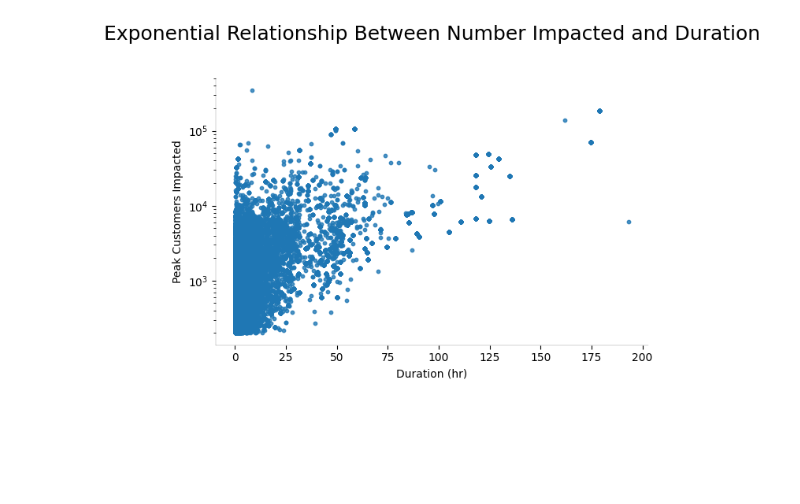
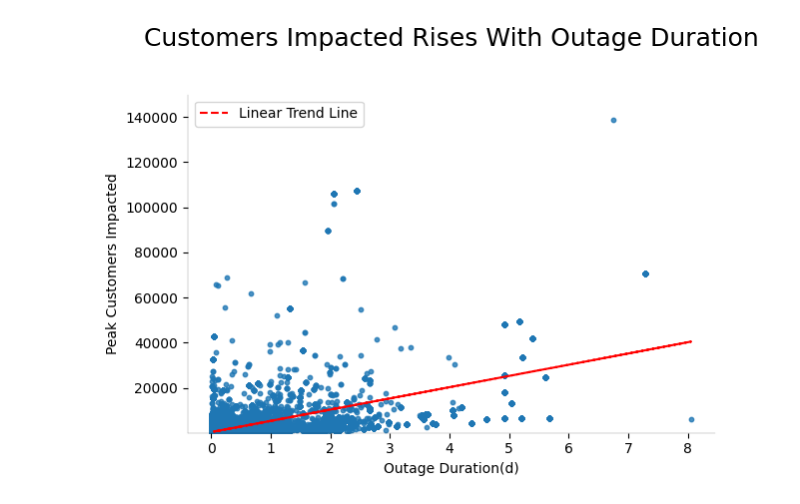
Before and after one commit to jessegarrido/usa-electrical-outages, a Jupyter notebook: Notebooks/usa-electrical-outages.ipynb, the cells around one changed output. Drawn from its saved outputs; the diff is of its cells as text; code cells hidden in the pictures; blank space fills up the shorter version.

```diff
--- a/Notebooks/usa-electrical-outages.ipynb
+++ b/Notebooks/usa-electrical-outages.ipynb
@@ -41,0 +65,4 @@ np.int64(0)
+# %%
+df['Duration(d)'] = round(df['duration']/24,1)
+df.rename(columns={'duration':'Duration(h)'},inplace=True)
+df['Duration(d)'].describe().round(1)
@@ -71,5 +151,3 @@ array(['Weather', 'Human Intervention', 'Unknown', 'System Failure'],
 # %%
-#Create DataFrame
-df = pd.DataFrame(out_2023)
 df.describe().round(2)
 # %% [output]
@@ -189,0 +280,17 @@ Name: count, dtype: int64
+# %%
+byevent_df2.plot(kind='bar')
+plt.xticks(rotation=45, ha="right", fontsize=8)
+plt.ylabel("Electrical Outages (%)")
+plt.xlabel("")
+plt.title("What Caused Electrical Outages?", fontsize=16, pad=20)
+
+ax = plt.gca()
+for spine in ax.spines.values():
+    spine.set_linewidth(0.5)
+    spine.set_alpha(0.5)
+ax.spines['top'].set_visible(False)
+ax.spines['right'].set_visible(False)
+
+plt.tight_layout()
+plt.savefig("../plots/OutagesPerEventTypeBarPlot.png")
+plt.show()
@@ -190,38 +320,43 @@ Name: count, dtype: int64
 # %%
 plt.Figure(figsize=(10,6))
 
 #
 
 #colors = ["#18AF75" if genre == featured_genre else "#FFF6F6" for genre in spotify_df["Genre"]]
-
+# Calculate the best-fit line
+x=df["Duration(h)"]/24
+y=df["max_customers"]
+z = np.polyfit(x,y , 1)
+p = np.poly1d(z)
 plt.scatter(
-            df["duration"],
-            df["max_customers"],
+            x,
+            y,
             #color = colors,
             alpha = 0.8,
             s = 10
             )
-
-plt.xlabel("Duration (hr)")
+plt.plot(x, p(x), "r--", label="Linear Trend Line")  # 'r--' is for a red dashed line
+plt.ylim(1, 150000)
+plt.xlabel("Outage Duration(d)")
 plt.ylabel("Peak Customers Impacted")
-#plt.title("No Apparent Correlation Between Monthly Listens and Total Streams")
 
 ax = plt.gca()
 ax.spines["top"].set_visible(False)
 ax.spines["right"].set_visible(False)
 #ax.set_xscale('log')
-ax.set_yscale('log')
+#ax.set_yscale('log')
 
-ax.set_title("Exponential Relationship Between Number Impacted and Duration", fontsize = 18, pad=35)
+ax.set_title("Customers Impacted Rises With Outage Duration", fontsize = 18, pad=35)
 
 for spine in ax.spines.values():
     spine.set_linewidth(0.25)
     spine.set_alpha(0.5)
 plt.tight_layout()
 plt.savefig("../plots/NumberImpactedVDuration.png")
+plt.legend()
 plt.show()
 # %% [output]
-[figure, old version]
+[figure, new version]
 # %%
 numeric_df = df.select_dtypes(include=[np.number])
 corr = numeric_df.corr()
```
Also changed, not shown: parts of 31 cells of this notebook, 3 other files.
